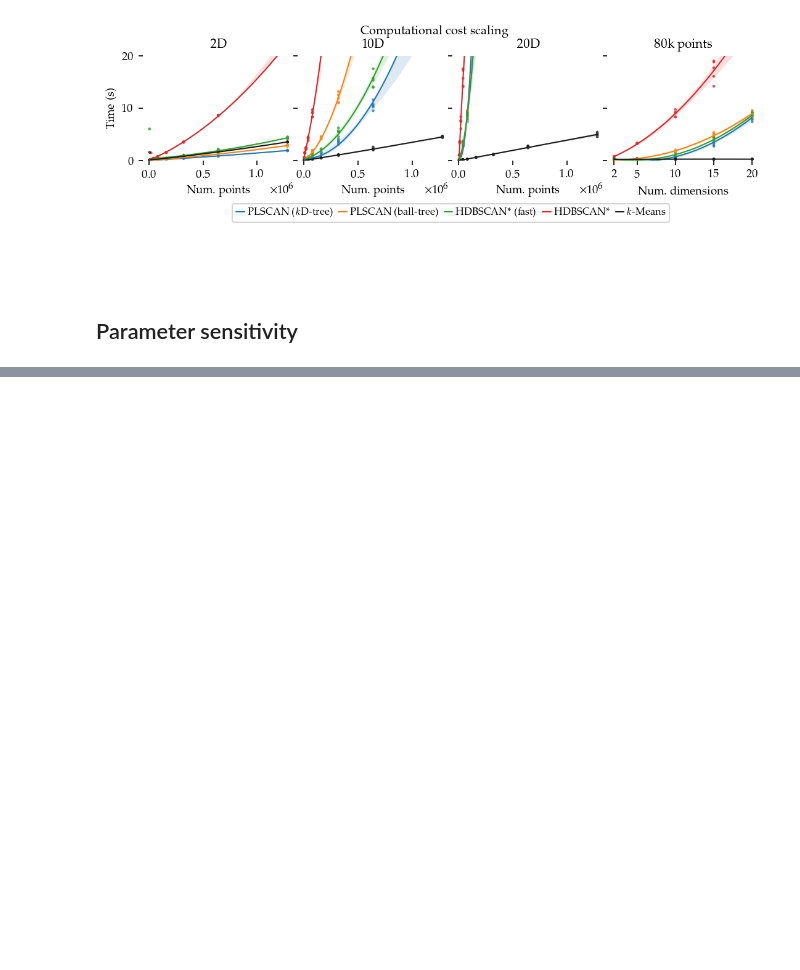
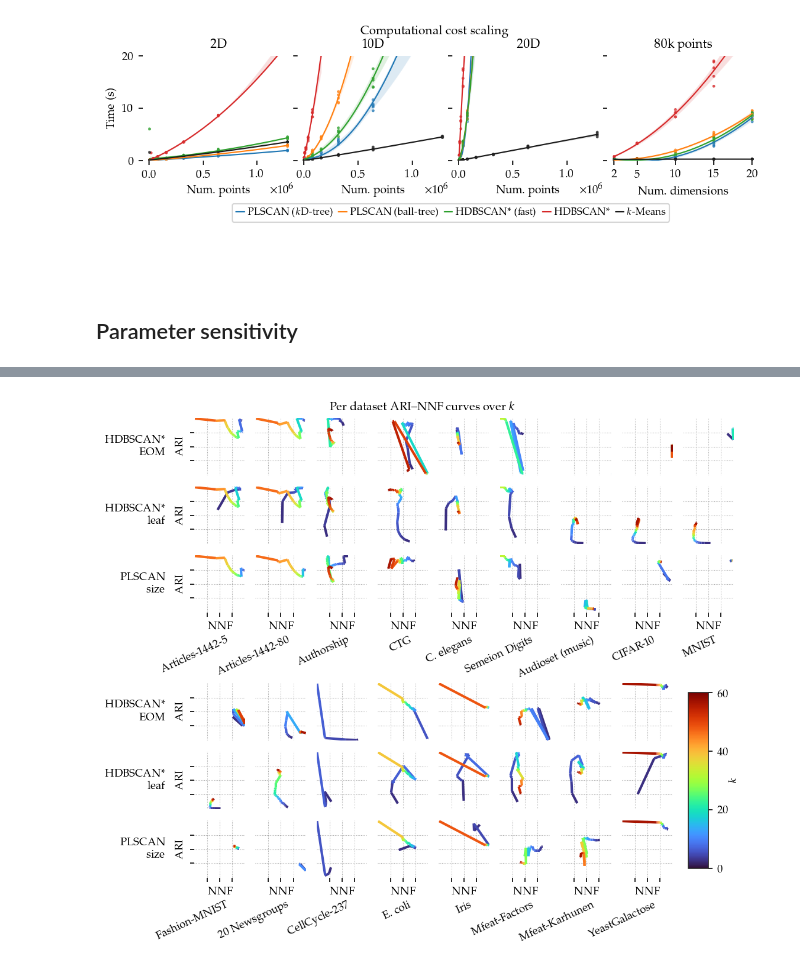
Before and after one commit to JelmerBot/fast_plscan, a Jupyter notebook: docs/_paper_figures.ipynb, the cells around one changed output, grey strips where cells are left out. Drawn from its saved outputs; the diff is of its cells as text; code cells hidden in the pictures; blank space fills up the shorter version.

```diff
--- a/docs/_paper_figures.ipynb
+++ b/docs/_paper_figures.ipynb
@@ -990,0 +789,82 @@ plt.show()
+# %%
+from matplotlib.gridspec import GridSpec
+from matplotlib.collections import LineCollection
+
+cmap = plt.get_cmap("turbo")
+norm = plt.Normalize(0, 60)
+datasets = df.data_set.unique()
+
+
+def draw_snakes(gs, datasets):
+    for r, alg_id in enumerate(alg_ids):
+        for c, data_set in enumerate(datasets):
+            ax = fig.add_subplot(gs[r, c])
+            ax.grid(axis="both", color="gray", linestyle=":", linewidth=0.5, alpha=0.7)
+
+            if r == len(alg_ids) - 1:
+                ax.set_xlabel("NNF", labelpad=0)
+                ax.text(
+                    0.7,
+                    -0.4,
+                    dataset_name(data_set),
+                    ha="right",
+                    va="top",
+                    fontsize=fontsize["small"],
+                    rotation=25,
+                )
+            else:
+                ax.tick_params(axis="x", which="both", length=0)
+            if c > 0:
+                ax.tick_params(axis="y", which="both", length=0)
+            else:
+                ax.set_ylabel("ARI", labelpad=0)
+                ax.text(
+                    -0.6,
+                    0.5,
+                    short_display_name(alg_id),
+                    ha="right",
+                    va="center",
+                    fontsize=fontsize["small"],
+                )
+            ax.set_xlim(-0.01, 1.01)
+            ax.set_ylim(-0.01, 1.01)
+            ax.set_xticks([0.25, 0.5, 0.75])
+            ax.set_yticks([0.25, 0.5, 0.75])
+            ax.set_xticklabels([])
+            ax.set_yticklabels([])
+
+            segments = df.query(
+                f"alg_id == '{alg_id}' & data_set == '{data_set}'"
+            ).sort_values("k")
+            ks = segments.k.values
+            xy = segments[["non_noise_fraction", "ari"]].values
+            segs = [xy[i : i + 2] for i in range(len(xy) - 1)]
+            col = LineCollection(segs, linewidth=2, cmap=cmap, norm=norm)
+            col.set_array(
+                (ks[:-1] + ks[1:]) / 2
+            )  # colour each segment by its midpoint k
+            ax.add_collection(col)
+
+
+fig = sized_fig(1, 0.85)
+gs_top = GridSpec(
+    3, 9, figure=fig, top=0.97, bottom=0.49 + 0.12, left=0.142, right=0.99
+)
+gs_bot = GridSpec(3, 9, figure=fig, top=0.48, bottom=0.0 + 0.12, left=0.142, right=0.99)
+
+draw_snakes(gs_top, datasets[:9])
+draw_snakes(gs_bot, datasets[9:])
+
+# Colorbar: use the last column of the bottom panel as a container, then
+# inset a narrower axes within it so the bar does not span the full column width.
+ax_cbar_host = fig.add_subplot(gs_bot[:, -1])
+ax_cbar_host.axis("off")
+cax = ax_cbar_host.inset_axes([0.1, 0.05, 0.4, 0.9])  # centered, 40 % of column width
+cb = fig.colorbar(plt.cm.ScalarMappable(norm=norm, cmap=cmap), cax=cax)
+cb.set_label("$k$", labelpad=0)
+cb.set_ticks([0, 20, 40, 60])
+plt.suptitle("Per dataset ARI--NNF curves over $k$", y=1)
+plt.savefig("images/parameter_sensitivity_grid.pdf", pad_inches=0)
+plt.show()
+# %% [output]
+[figure, added]
```
Also changed, not shown: parts of 18 cells of this notebook, 36 other files.
